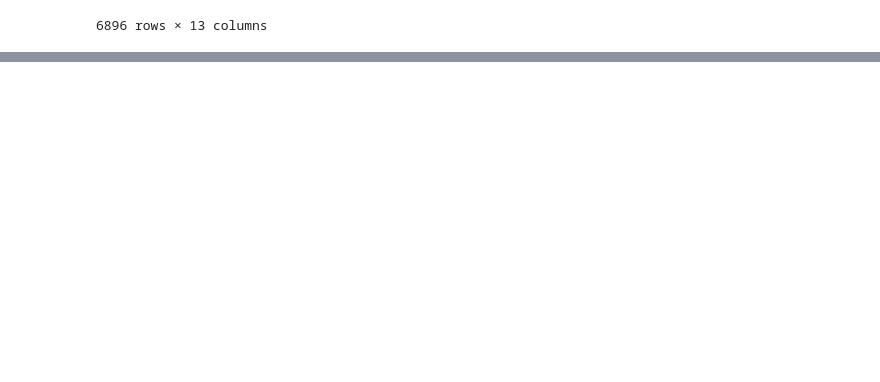
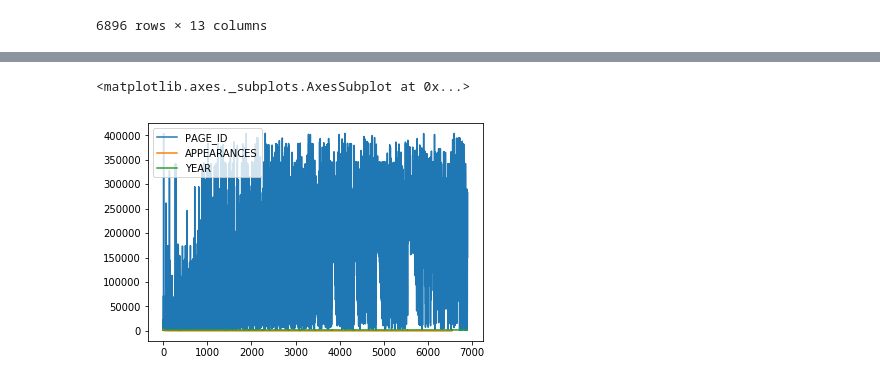
Before and after one commit to chanderPrakash1/pandas, a Jupyter notebook: fivethirtyeight-comic-characters-dataset (1)/FirstDataSetProject.ipynb, the cells around one changed output, grey strips where cells are left out. Saved outputs shown, nothing was run; the diff lists cells and outputs as text; code cells hidden in the pictures; blank space fills up the shorter version.

```diff
--- a/fivethirtyeight-comic-characters-dataset (1)/FirstDataSetProject.ipynb
+++ b/fivethirtyeight-comic-characters-dataset (1)/FirstDataSetProject.ipynb
@@ -648,0 +778,5 @@ assert df1.name.notnull().all()
+# %%
+df1.plot()
+# %% [output]
+<matplotlib.axes._subplots.AxesSubplot at 0x...>
+[figure, added]
```
Also changed, not shown: parts of 12 cells of this notebook, 12 other files.
